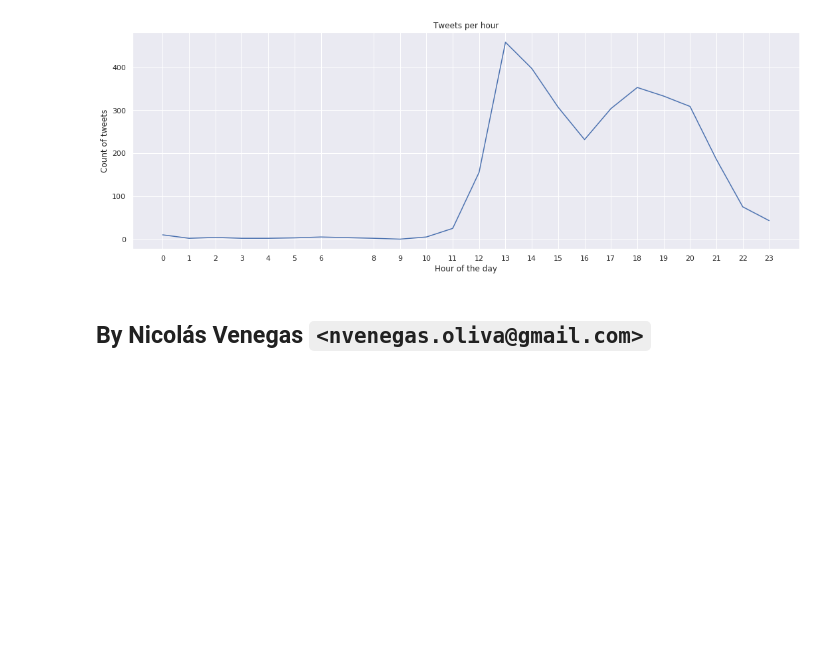
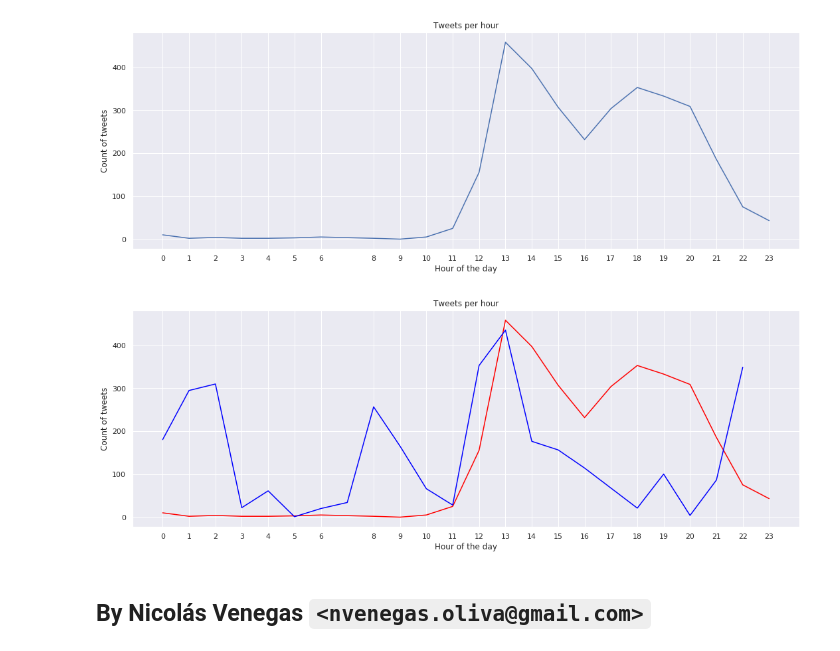
Before and after one commit to nvenegas-oliva/tig, a Jupyter notebook: EDA.ipynb, the cells around one changed output. Saved outputs shown, nothing was run; the diff lists cells and outputs as text; code cells hidden in the pictures; blank space fills up the shorter version.

```diff
--- a/EDA.ipynb
+++ b/EDA.ipynb
@@ -405,5 +417,19 @@ _ = plt.ylabel('Count of tweets')
 _ = plt.xticks(hour_count.index, hour_count.index)
 # %% [output]
 [figure]
+# %%
+intern = df[df['company'] == 'theinterngroup']
+goabroad = df[df['company'] == 'GoAbroad']
+hour_intern = intern.groupby(intern.index.hour).count()['company']
+hour_goabroad = goabroad.groupby(goabroad.index.hour).count()['company']
+_ = plt.figure(figsize=(18, 6))
+_ = plt.plot(hour_intern, color='red')
+_ = plt.plot(hour_goabroad, color='blue')
+_ = plt.title("Tweets per hour")
+_ = plt.xlabel('Hour of the day')
+_ = plt.ylabel('Count of tweets')
+_ = plt.xticks(hour_count.index, hour_count.index)
+# %% [output]
+[figure, added]
 # %% [markdown]
 ## By Nicolás Venegas `<nvenegas.oliva@gmail.com>`
```
Also changed, not shown: parts of 1 cell of this notebook.
